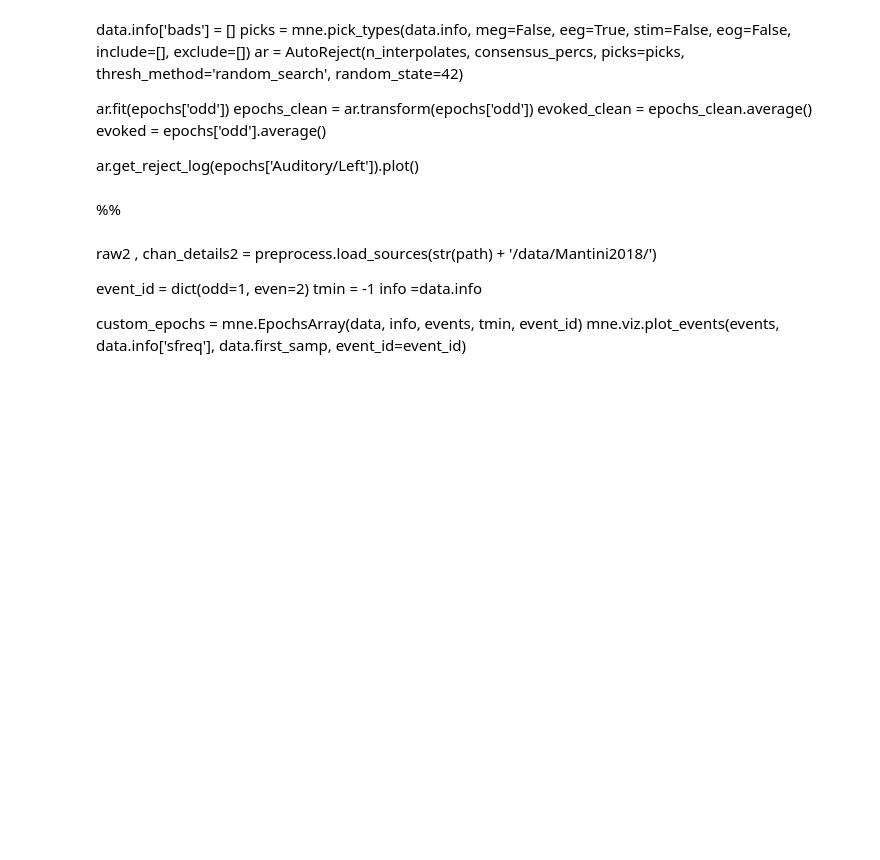
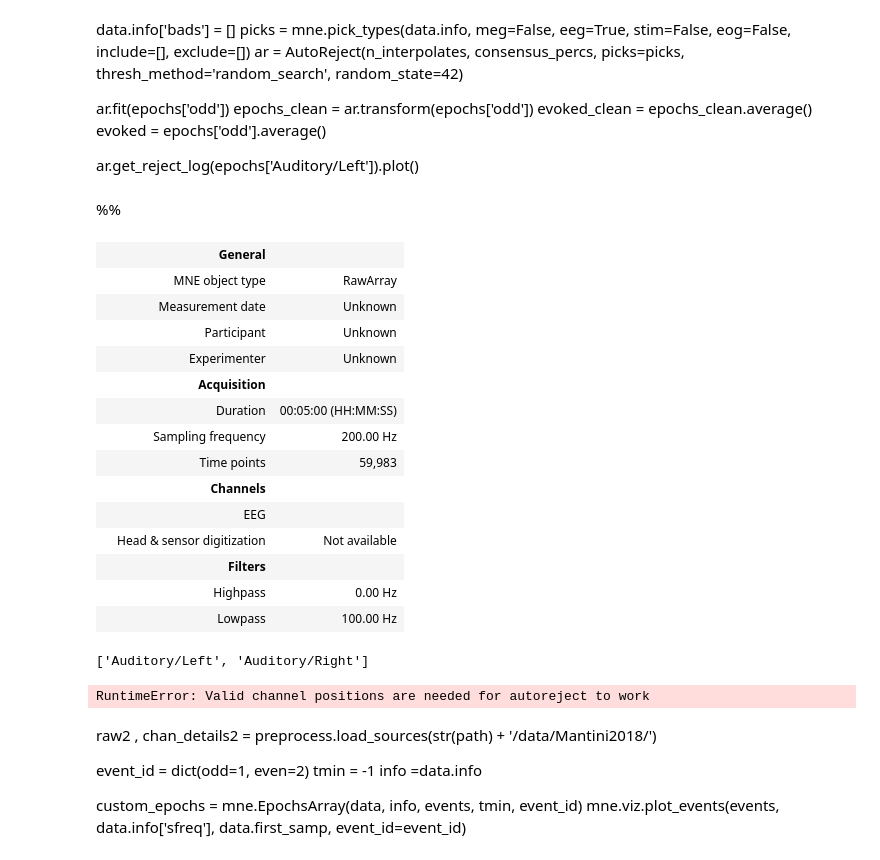
Before and after one commit to danieltomasz/code-spectral-comparison, a Jupyter notebook: notebooks/00_preprocessing/autoreject_sources.ipynb, the cells around one changed output. Saved outputs shown, nothing was run; the diff lists cells and outputs as text; code cells hidden in the pictures; blank space fills up the shorter version.

```diff
--- a/notebooks/00_preprocessing/autoreject_sources.ipynb
+++ b/notebooks/00_preprocessing/autoreject_sources.ipynb
@@ -14,5 +18,7 @@ PROJECT_PATH = '/home/daniel/PhD/' # set path to project
 path = pathlib.Path(PROJECT_PATH)
 # %%
-# %%
-from  pesco.pesco import preprocess
-raw, result  = preprocess.load_single_source(PROJECT_PATH +"data/Mantini2018/", 1)
+from pesco.io import load_sources
+PROJECT_PATH = '/Users/daniel/PhD/spectral-comparison/code'
+DATA_PATH = pathlib.Path(PROJECT_PATH)
+raw, channels = load_sources(str(DATA_PATH / 'data/Mantini2018/'), specific=1)
+# need to be string
@@ -61,10 +85,30 @@ ar.get_reject_log(epochs['Auditory/Left']).plot()
 # %%
 n_interpolates = np.array([1, 4, 8])
 consensus_percs = np.linspace(0, 1.0, 11)
-raw.info['projs'] = list()  # remove proj, don't proj while interpolating
+raw.del_proj()  # remove all projectors
+# %% [output]
+|  | General |  |
+|  | MNE object type | RawArray |
+|  | Measurement date | Unknown |
+|  | Participant | Unknown |
+|  | Experimenter | Unknown |
+|  | Acquisition |  |
+|  | Duration | 00:05:00 (HH:MM:SS) |
+|  | Sampling frequency | 200.00 Hz |
+|  | Time points | 59,983 |
+|  | Channels |  |
+|  | EEG |  |
+|  | Head & sensor digitization | Not available |
+|  | Filters |  |
+|  | Highpass | 0.00 Hz |
+|  | Lowpass | 100.00 Hz |
 # %%
 ar = AutoReject(n_interpolates, consensus_percs, picks=picks,
                 thresh_method='bayesian_optimization', random_state=42, verbose = 'tqdm')
+# %%
+list(epochs.event_id.keys())   # ['odd', 'even']
+# %% [output]
+['Auditory/Left', 'Auditory/Right']
 # %%
 # Note that fitting and transforming can be done on different compatible
 # portions of data if needed.
@@ -74,6 +118,8 @@ evoked_clean = epochs_clean.average()
 evoked = epochs['Auditory/Left'].average()
 
     # Same `dev_head_t` for all runs so that we can concatenate them.
+# %% [output]
+RuntimeError: Valid channel positions are needed for autoreject to work
 # %% [markdown]
 raw2 , chan_details2 = preprocess.load_sources(str(path) + '/data/Mantini2018/')
 
```
Also changed, not shown: parts of 5 cells of this notebook, 2 other files.
